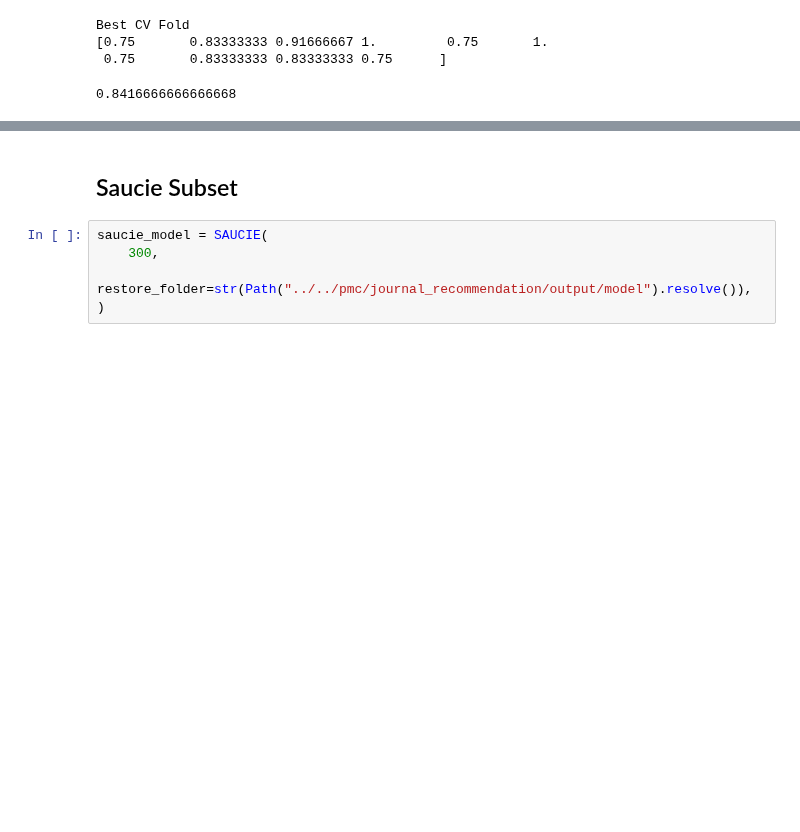
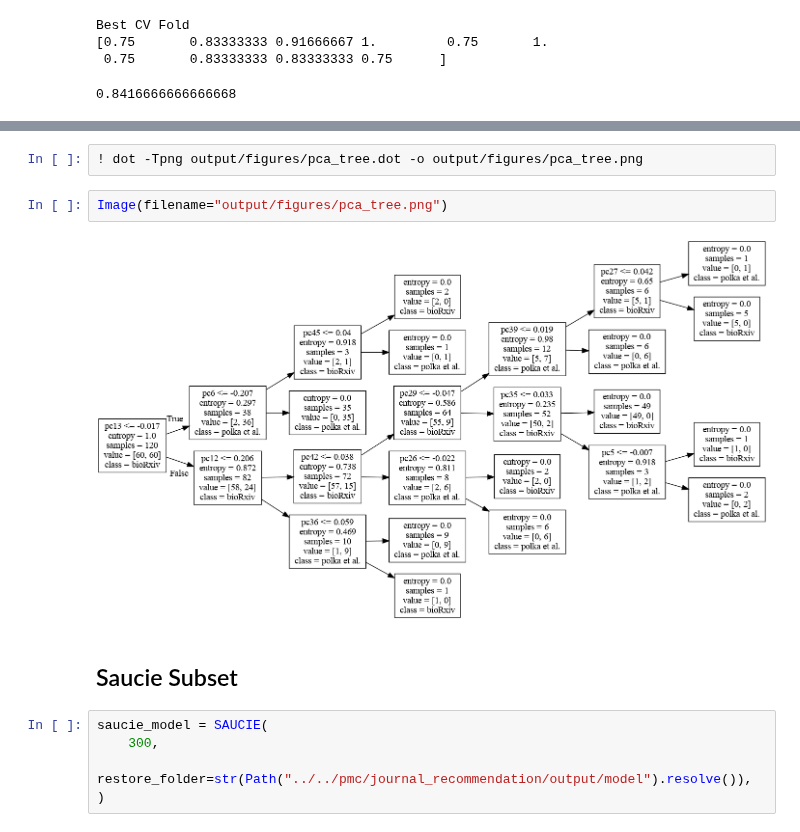
Before and after one commit to greenelab/annorxiver, a Jupyter notebook: biorxiv/polka_subset_experiment/03_rerun_analyses_with_added_subset.ipynb, the cells around one changed output, grey strips where cells are left out. Drawn from its saved outputs; the diff is of its cells as text; blank space fills up the shorter version.

```diff
--- a/biorxiv/polka_subset_experiment/03_rerun_analyses_with_added_subset.ipynb
+++ b/biorxiv/polka_subset_experiment/03_rerun_analyses_with_added_subset.ipynb
@@ -466,3 +499,9 @@ print(g)
+# %%
+! dot -Tpng output/figures/pca_tree.dot -o output/figures/pca_tree.png
+# %%
+Image(filename="output/figures/pca_tree.png")
+# %% [output]
+[figure, added]
 # %% [markdown]
 ## Saucie Subset
 # %%
```
Also changed, not shown: parts of 16 cells of this notebook, 3 other files.
